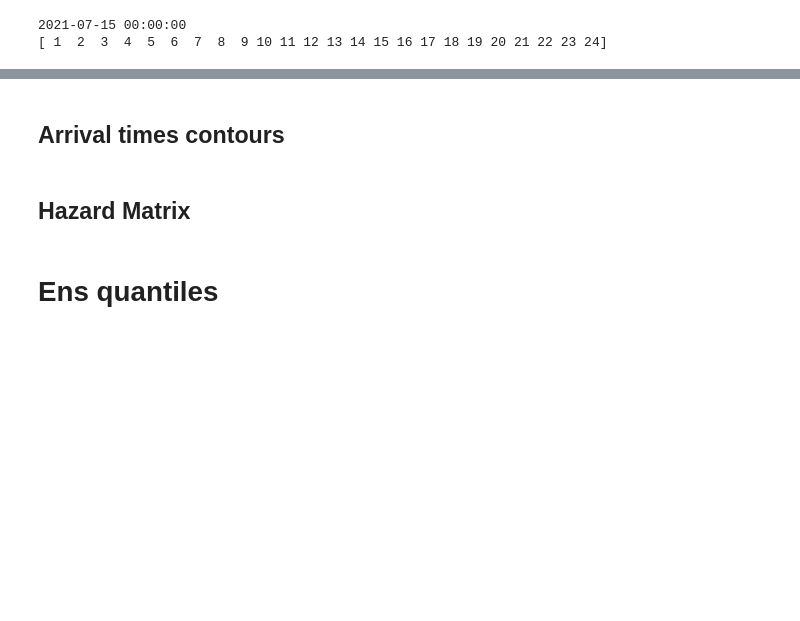
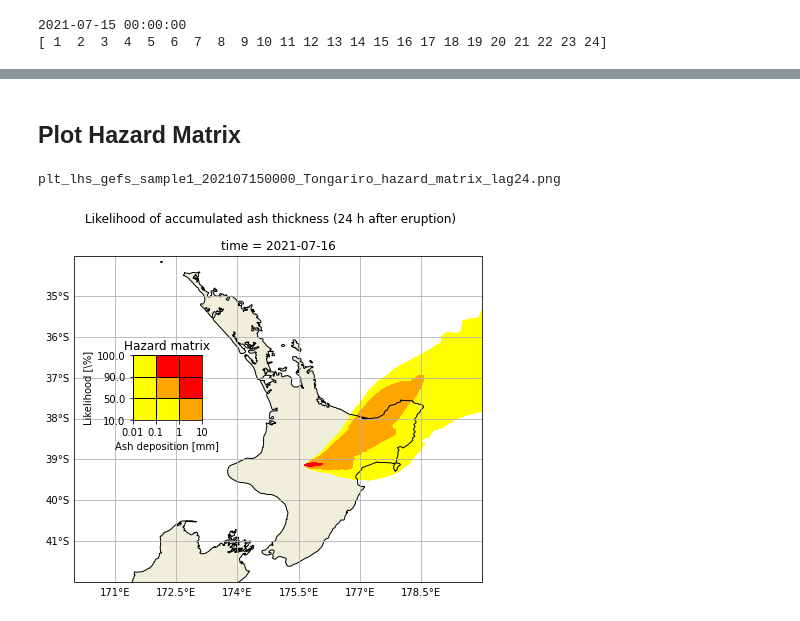
Before and after one commit to yannikbehr/ashfall_forecasts, a Jupyter notebook: notebooks/hysplit_runs/plot_ens.ipynb, the cells around one changed output, grey strips where cells are left out. Drawn from its saved outputs; the diff is of its cells as text; code cells hidden in the pictures; blank space fills up the shorter version.

```diff
--- a/notebooks/hysplit_runs/plot_ens.ipynb
+++ b/notebooks/hysplit_runs/plot_ens.ipynb
@@ -290,2 +210,0 @@ for thres in thresholds[:1]:
-# %% [markdown]
-## Arrival times contours
@@ -329,5 +211,5 @@ fig.suptitle('Arrival time ({} h after eruption)'.format(lag_hours[it]))
 # %% [markdown]
-## Hazard Matrix
+## Plot Hazard Matrix
 # %%
 ashbins = [0.01, 0.1, 1, 10]
 probbins = [0.1, 0.5, 0.9, 1.]
@@ -364,5 +242,5 @@ da_risk_it.where(da_risk_it > 0).plot.contourf(levels=[0,1,2,3], colors=['yellow
 # %%
-def plot_risk_matrix(iax, ashbins, probbins, cmap):
+def plot_inset_matrix(iax, ashbins, probbins, cmap):
     Z = np.array([[1, 1, 2],
                   [1, 2, 3],
                   [1, 3, 3]])
@@ -380,17 +258,21 @@ def plot_risk_matrix(iax, ashbins, probbins, cmap):
 # %%
 fig, ax = plt.subplots(1,1, figsize=(8,6), subplot_kw={"projection": ccrs.PlateCarree(clon)})
 da = da_risk_it.where(da_risk_it > 0)
 da.plot.contourf(ax=ax,
                  levels=[0,1,2,3], cmap=cmap_risk,
                  add_colorbar=False,
                  transform=ccrs.PlateCarree())
-plot_decor2(ax)
+plot_decor(ax)
 ax.set_extent([170,180,-42,-34])
 fig.suptitle('Likelihood of accumulated ash thickness ({} h after eruption)'.format(lag_hours[it]))
 
 # this is an inset axes over the main axes
 ins_ax = fig.add_axes([.26, .5, .12, .15])
-plot_risk_matrix(ins_ax, ashbins, probbins, cmap_risk)
+plot_inset_matrix(ins_ax, ashbins, probbins, cmap_risk)
+
 fileplot = fileplot_prefix + '_hazard_matrix_lag{:02d}.png'.format(lag_hours[it])
 print(fileplot)
-fig.savefig(fileplot, **fig_args)
+if savefigs: fig.savefig(fileplot, **fig_args)
+# %% [output]
+plt_lhs_gefs_sample1_202107150000_Tongariro_hazard_matrix_lag24.png
+[figure, added]
@@ -419,2 +278,0 @@ fig.savefig(fileplot, **fig_args)
-# %% [markdown]
-# Ens quantiles
```
Also changed, not shown: parts of 29 cells of this notebook.
